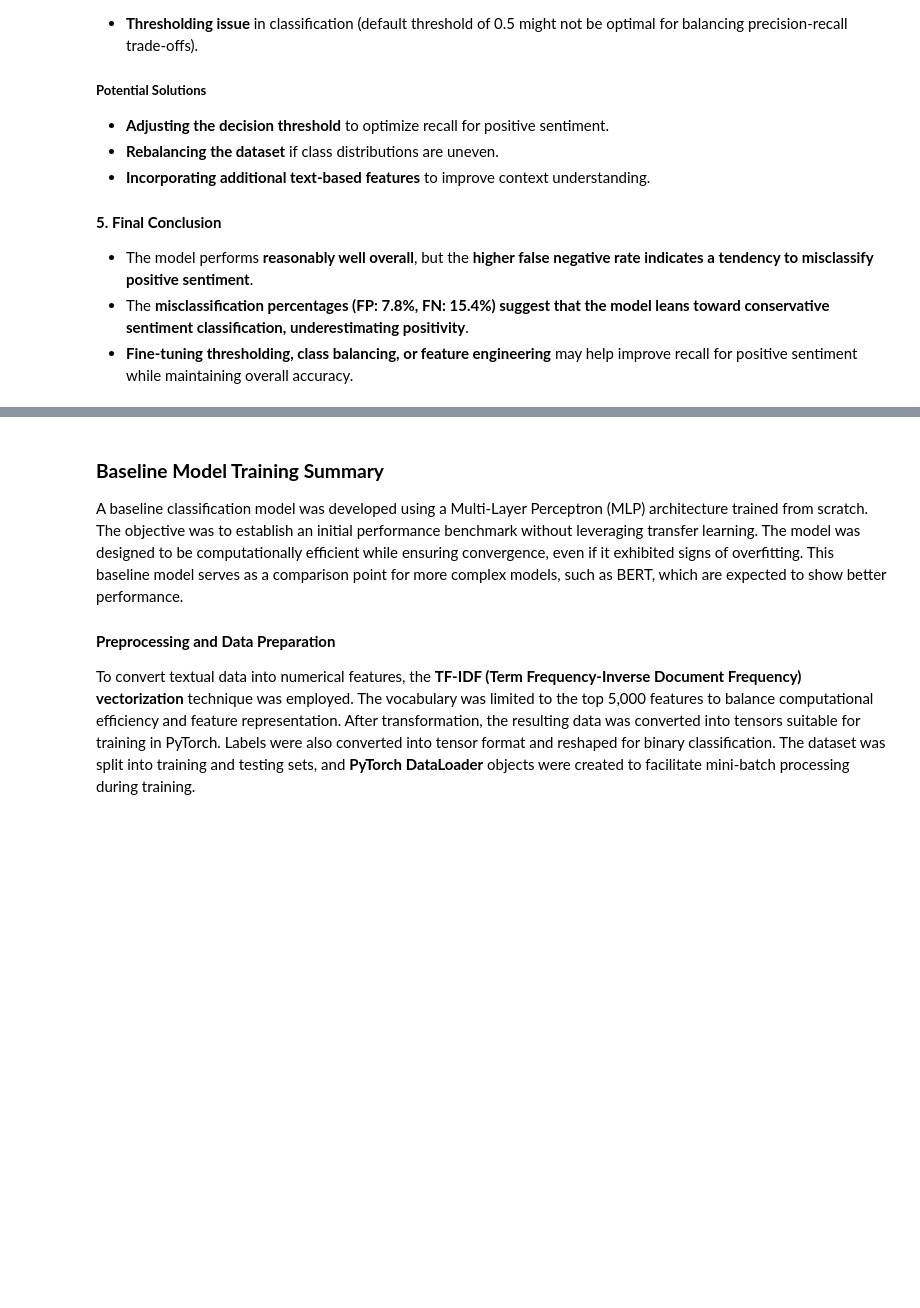
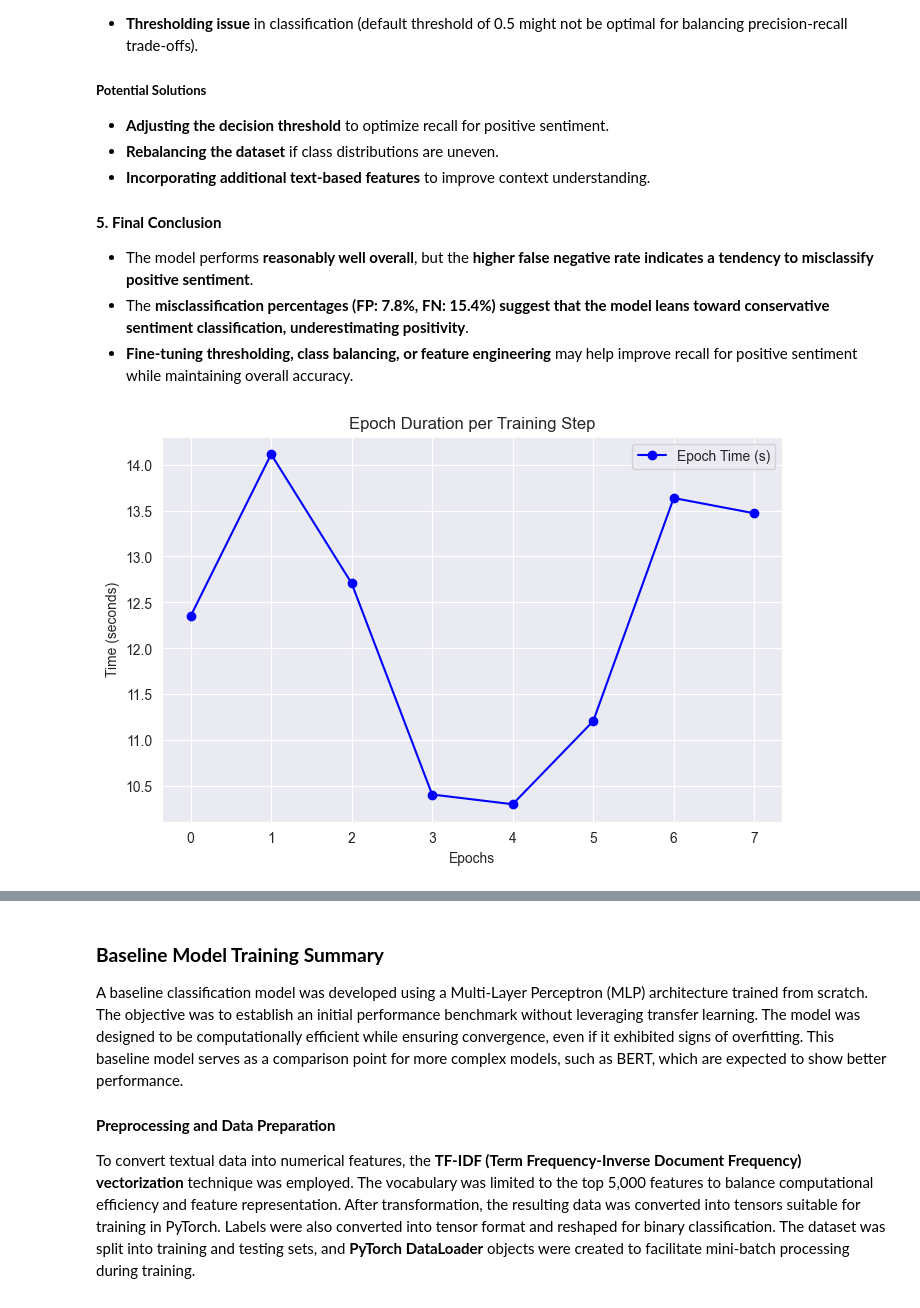
Before and after one commit to Juan-Carlos-D/NN-Team, a Jupyter notebook: Labs/Lab Two/Rough Drafts/RD 5.ipynb, the cells around one changed output, grey strips where cells are left out. Cells and saved outputs as stored; diff of their text form; code cells hidden in the pictures; blank space fills up the shorter version.

```diff
--- a/Labs/Lab Two/Rough Drafts/RD 5.ipynb
+++ b/Labs/Lab Two/Rough Drafts/RD 5.ipynb
@@ -1204,6 +1239,8 @@ start_time = time.time()
 # Training loop with early stopping and validation
 epochs = 10
 for epoch in range(epochs):
+    epoch_start_time = time.time()  # Track start time for this epoch
+
     model.train()
     total_loss = 0
     correct_train, total_train = 0, 0
@@ -1273,9 +1310,19 @@ for epoch in range(epochs):
     scratch_history["recall"].append(recall)
     scratch_history["f1_score"].append(f1)
 
+    # Capture epoch time
+    epoch_end_time = time.time()
+    epoch_duration = epoch_end_time - epoch_start_time
+    scratch_history["epoch_times"].append(epoch_duration)
+
+    # Store learning rate (assuming single param group)
+    current_lr = optimizer.param_groups[0]['lr']
+    scratch_history["learning_rate"].append(current_lr)
+
     print(f"Epoch {epoch+1}/{epochs}, Train Loss: {avg_train_loss:.4f}, Train Accuracy: {train_accuracy:.4f}, "
           f"Val Loss: {avg_val_loss:.4f}, Val Accuracy: {val_accuracy:.4f}, "
-          f"Precision: {precision:.4f}, Recall: {recall:.4f}, F1-score: {f1:.4f}")
+          f"Precision: {precision:.4f}, Recall: {recall:.4f}, F1-score: {f1:.4f}, "
+          f"Epoch Time: {epoch_duration:.2f}s, Learning Rate: {current_lr:.6f}")
 
     # Early stopping
     if avg_val_loss < best_val_loss:
@@ -1605,3 +1662,19 @@ This aligns with the **classification report findings**:
 - The model performs **reasonably well overall**, but the **higher false negative rate indicates a tendency to misclassify positive sentiment**.
 - The **misclassification percentages (FP: 7.8%, FN: 15.4%) suggest that the model leans toward conservative sentiment classification, underestimating positivity**.
 - **Fine-tuning thresholding, class balancing, or feature engineering** may help improve recall for positive sentiment while maintaining overall accuracy.
+# %%
+if "epoch_times" in scratch_history:
+    plt.figure(figsize=(8, 5))
+    plt.plot(scratch_history["epoch_times"], marker="o", linestyle="-", color="b", label="Epoch Time (s)")
+
+    plt.xlabel("Epochs")
+    plt.ylabel("Time (seconds)")
+    plt.title("Epoch Duration per Training Step")
+    plt.legend()
+    plt.grid(True)
+
+    plt.show()
+else:
+    print("Error: 'epoch_times' not found in scratch_history.")
+# %% [output]
+[figure, added]
```
Also changed, not shown: parts of 47 cells of this notebook.
